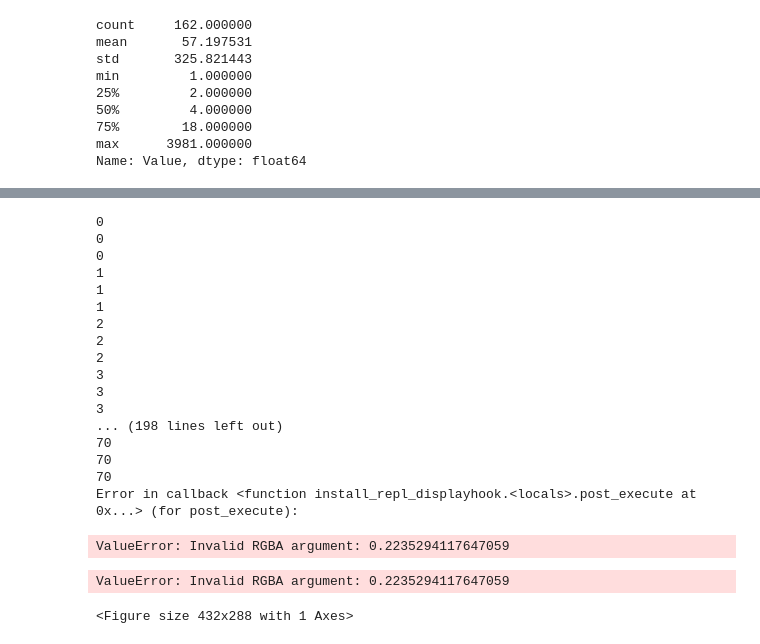
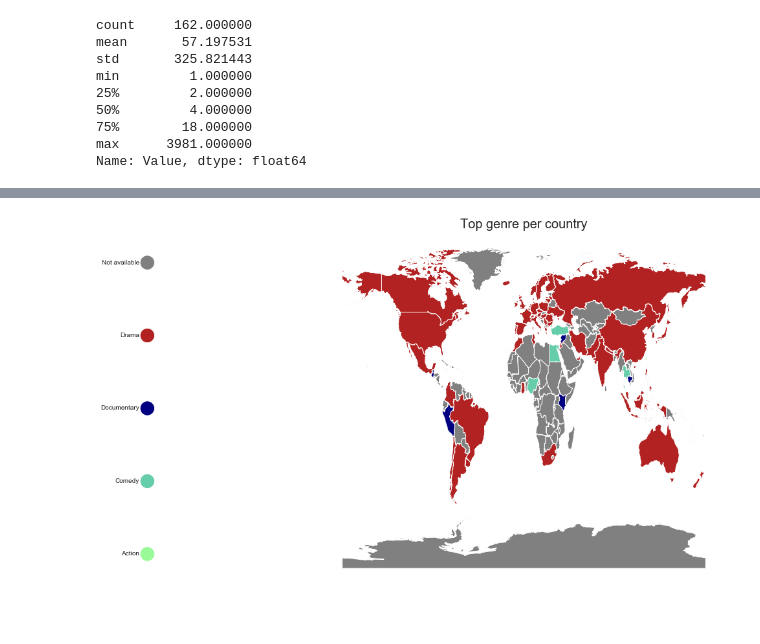
Before and after one commit to SalimAmarti/OTT_movies_Project, a Jupyter notebook: OTT project.ipynb, the cells around one changed output, grey strips where cells are left out. Saved outputs shown, nothing was run; the diff lists cells and outputs as text; code cells hidden in the pictures; blank space fills up the shorter version.

```diff
--- a/OTT project.ipynb
+++ b/OTT project.ipynb
@@ -978,5 +861,3 @@ ax_list = []
 for i in range(row_count+1):
     ax_list.append('ax'+str(i+1))
     ax_string = ', '.join(ax_list)
-# %%
-fig, (ax_string) = plt.subplots(row_count, 4)
@@ -992,33 +872,19 @@ Action          2
 Name: Genre, dtype: int64
 # %%
 ax1 = plt.subplot2grid((row_count,4),(0,1), rowspan=row_count,colspan=3)
+
+row_counter = 0
 for index, row in top_genre_country_merged.iterrows():
-    try:
-        print(index)
-        plot = top_genre_country_merged[top_genre_country_merged['ISO3'] == row['ISO3']].plot(color = color_dict[row['Genre']], ax=ax1)
-        print(index)
-        ax1.axis('off')
-        print(index)
-    except:
-        continue
+    fig = plt.gcf()
+    fig.set_size_inches(20, 10)
+    plot = top_genre_country_merged[top_genre_country_merged['ISO3'] == row['ISO3']].plot(color = color_dict[row['Genre']], ax=ax1)
+    ax1.axis('off')
+    ax1.set_title('Top genre per country', size=20)
+
+for i in top_genre_country_merged['Genre'].unique():
+    plt.subplot2grid((row_count,4),(row_counter,0))
+    plt.pie([1],labels=[i],radius=0.3,colors=[color_dict[i]])
+    plt.axis('off')
+    row_counter +=1
 # %% [output]
-0
-0
-0
-1
-1
-1
-2
-2
-2
-3
-3
-3
-... (198 lines left out)
-70
-70
-70
-Error in callback <function install_repl_displayhook.<locals>.post_execute at 0x...> (for post_execute):
-ValueError: Invalid RGBA argument: 0.2235294117647059
-ValueError: Invalid RGBA argument: 0.2235294117647059
-<Figure size 432x288 with 1 Axes>
+[figure, added]
```
Also changed, not shown: parts of 32 cells of this notebook.
